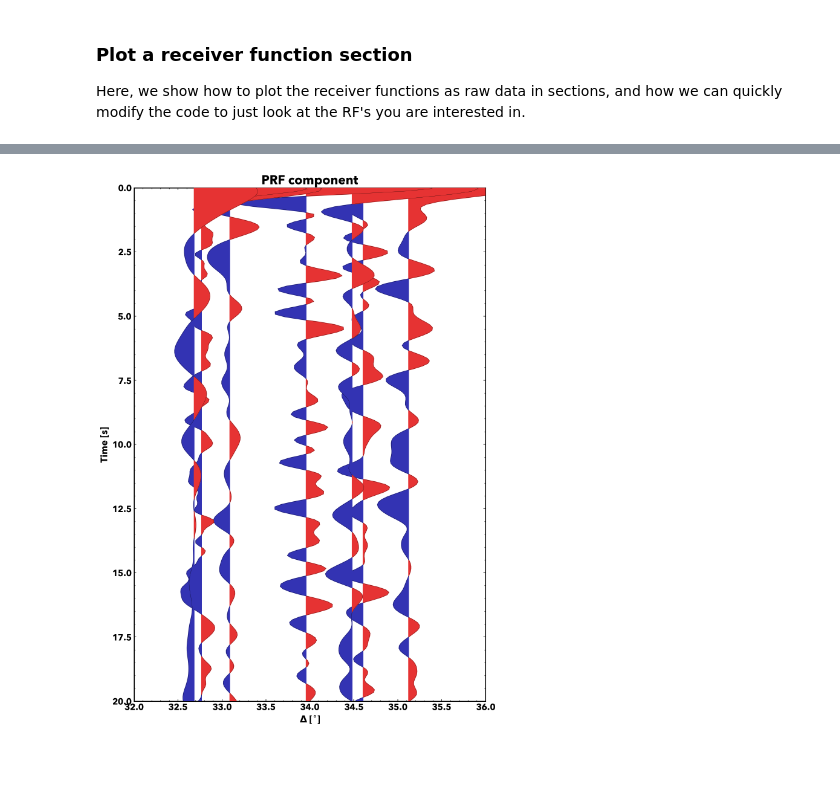
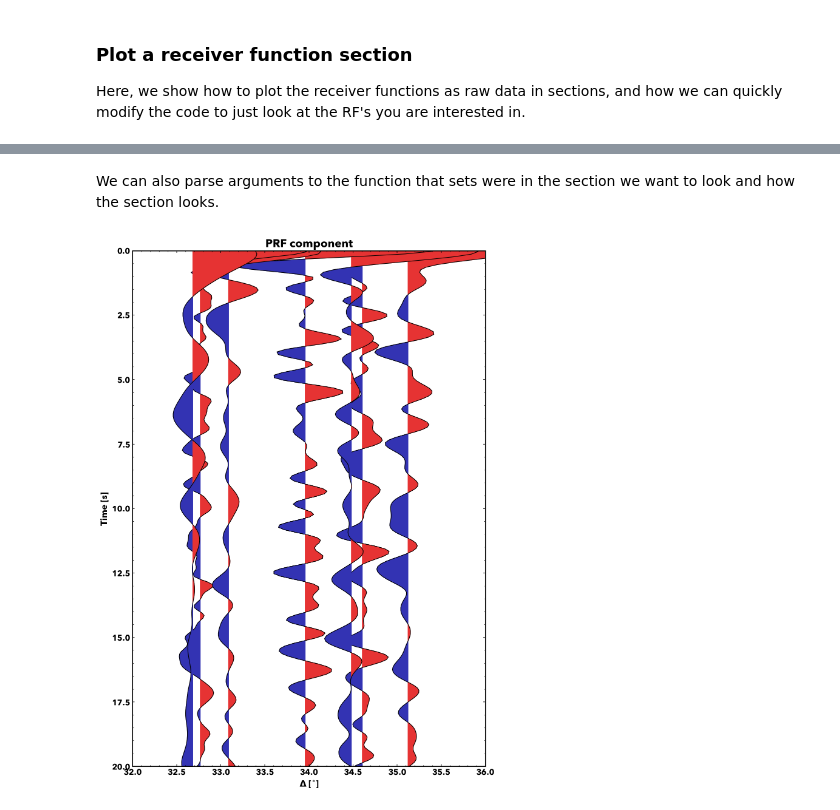
Before and after one commit to PyGLImER/PyGLImER, a Jupyter notebook: examples/00_DataCollection.ipynb, the cells around one changed output, grey strips where cells are left out. Drawn from its saved outputs; the diff is of its cells as text; code cells hidden in the pictures; blank space fills up the shorter version.

Commit message:
Made section and single RF plot nicer

```diff
--- a/examples/00_DataCollection.ipynb
+++ b/examples/00_DataCollection.ipynb
@@ -334,7 +338,12 @@ plot_section(rfst)
+# %% [markdown]
+We can also parse arguments to the function that sets were in the section we want to look and
+how the section looks.
 # %%
 # We can parse limits to the function
 timelimits = (0, 20)  # seconds
 epilimits = (32, 36)  # epicentral distance
-plot_section(rfst, scalingfactor=1.0, timelimits=(0, 20), epilimits=(32, 36))
+plot_section(rfst, scalingfactor=1.0,
+             timelimits=timelimits, epilimits=epilimits,
+             linewidth=1, outputdir="./")
 # %% [output]
-[figure, old version]
+[figure, new version]
```
Also changed, not shown: parts of 6 cells of this notebook, 1 other file.
